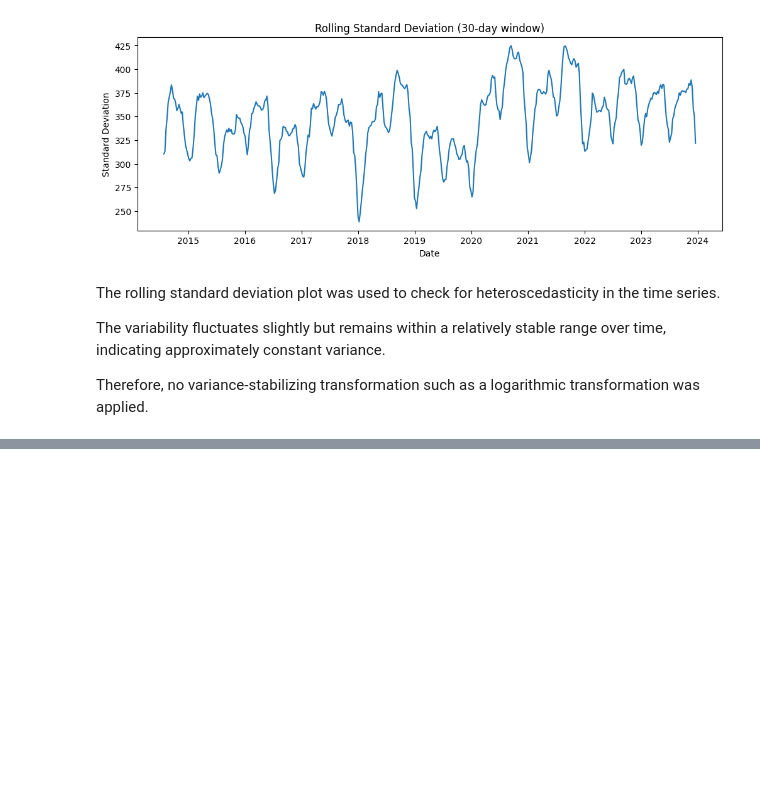
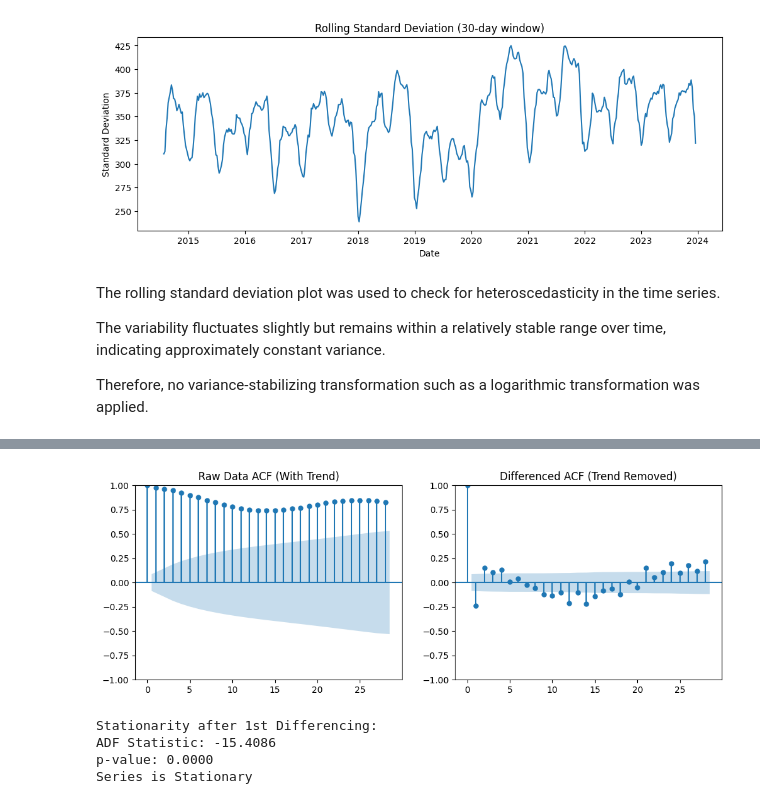
Before and after one commit to kahunde-Elizabeth/Time-series-project-group2, a Jupyter notebook: group2 project.ipynb, the cells around one changed output, grey strips where cells are left out. Drawn from its saved outputs; the diff is of its cells as text; code cells hidden in the pictures; blank space fills up the shorter version.

```diff
--- a/group2 project.ipynb
+++ b/group2 project.ipynb
@@ -95,0 +155,25 @@ Therefore, no variance-stabilizing transformation such as a logarithmic transfor
+# %%
+#3. Differencing: If the series was non-stationary, demonstrate how first or second-order
+#differencing stabilized the mean. Compare the ACF plots of the raw data versus the
+#differenced data to illustrate the removal of trend.
+
+
+# Applying first-order differencing
+# Keep the same index length so alignment stays consistent; drop NaN only when plotting/testing.
+df['Price_Diff'] = df['Price_UGX'].diff()
+
+# Comparing ACF of raw vs differenced data
+fig, (ax1, ax2) = plt.subplots(1, 2, figsize=(12, 4))
+plot_acf(df['Price_UGX'], ax=ax1, title="Raw Data ACF (With Trend)")
+plot_acf(df['Price_Diff'].dropna(), ax=ax2, title="Differenced ACF (Trend Removed)")
+plt.show()
+
+# Rechecking stationarity on differenced data
+print("Stationarity after 1st Differencing:")
+check_stationarity(df['Price_Diff'].dropna())
+# %% [output]
+[figure, added]
+Stationarity after 1st Differencing:
+ADF Statistic: -15.4086
+p-value: 0.0000
+Series is Stationary
```
Also changed, not shown: parts of 26 cells of this notebook, 1 other file.
